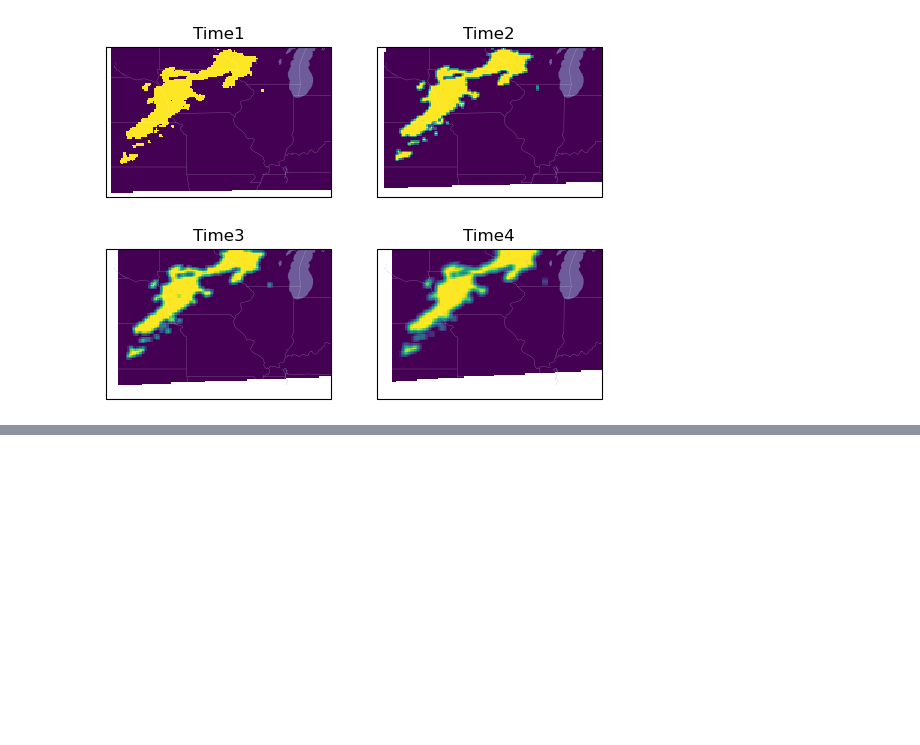
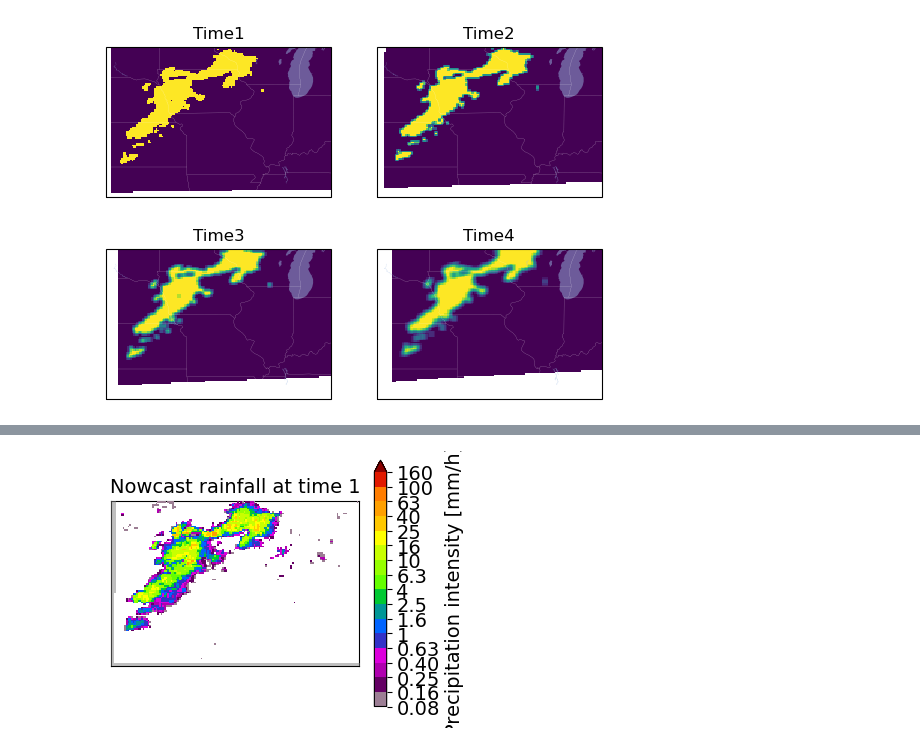
Before and after one commit to KaidiWisc/AOSMiniT, a Jupyter notebook: Pysteps/pystepsT.ipynb, the cells around one changed output, grey strips where cells are left out. Cells and saved outputs as stored; diff of their text form; code cells hidden in the pictures; blank space fills up the shorter version.

```diff
--- a/Pysteps/pystepsT.ipynb
+++ b/Pysteps/pystepsT.ipynb
@@ -238,0 +272,9 @@ plt.show()
+# %%
+# Original rainfall map
+precip_ori = np.transpose(ds['prcp'].data,[2,0,1])
+
+# Apply the advection correction
+precip_AC = precip_ori[-3:,:,:]
+for i in range(precip.shape[0] - 1):
+    precip_AC = precip_AC + advection_correction(precip[i : (i + 2)], T=30, t=1)
+precip_AC = precip_AC / precip.shape[0]
@@ -238,0 +298,21 @@ plt.show()
+# %%
+from pysteps import nowcasts
+
+# Prepare data
+extrapolate = nowcasts.get_method("extrapolation")
+precip_last = precip_ori[-1]
+n_leadtimes = precip_ori.shape[0] # The number of leadtimes equals to the duration of the observed data
+
+# Extrapolate the last radar observation
+## Motion field VLK - calculated in part 3 grid 1 which use Lucas-Kanade approach.
+precip_fc = extrapolate(precip_last, VLK, n_leadtimes)
+
+# The shape of the resulting array [time, lat, lon]
+# print("The shape of the resulting array is: ", precip_forecast.shape)
+
+# Plot the nowcast field
+plot_precip_field(precip_fc[0],title='Nowcast rainfall at time 1')
+# quiver(VLK, step=5)
+plt.show()
+# %% [output]
+[figure, added]
```
Also changed, not shown: parts of 15 cells of this notebook.
